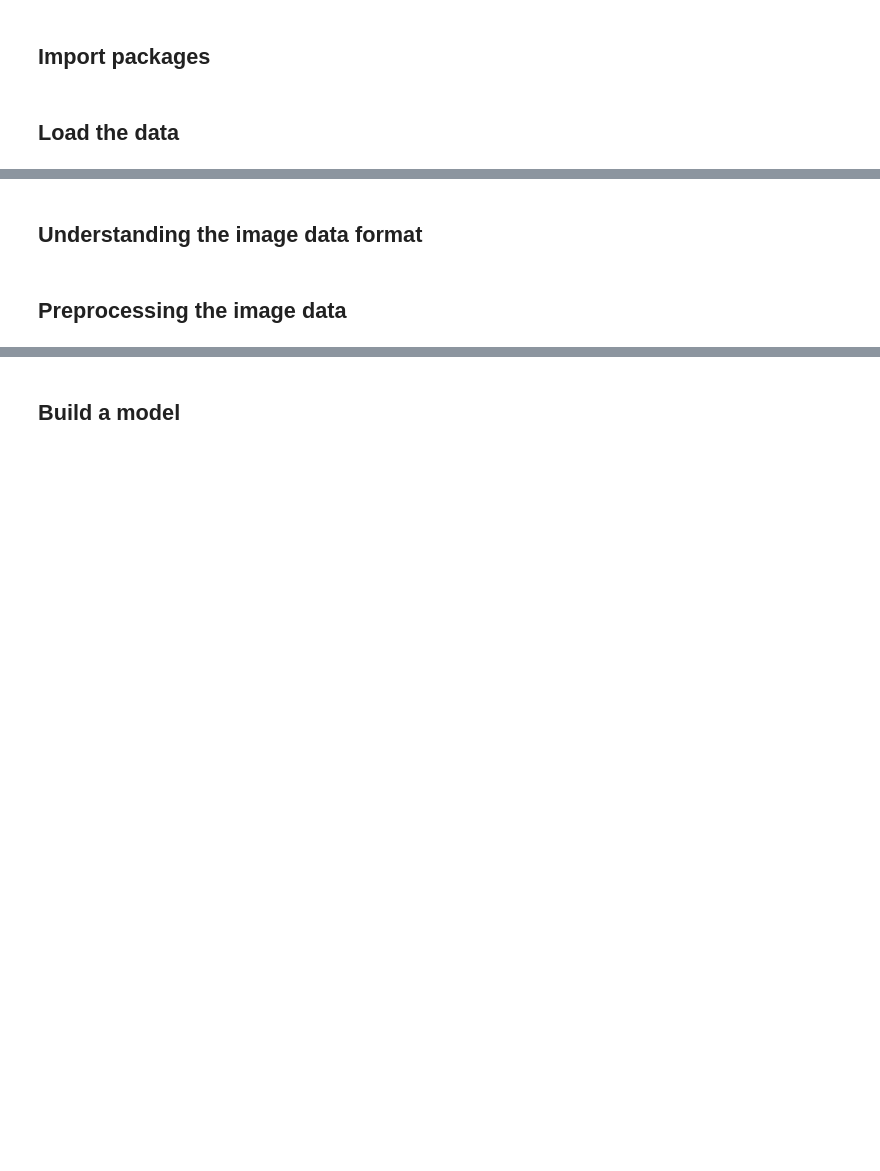
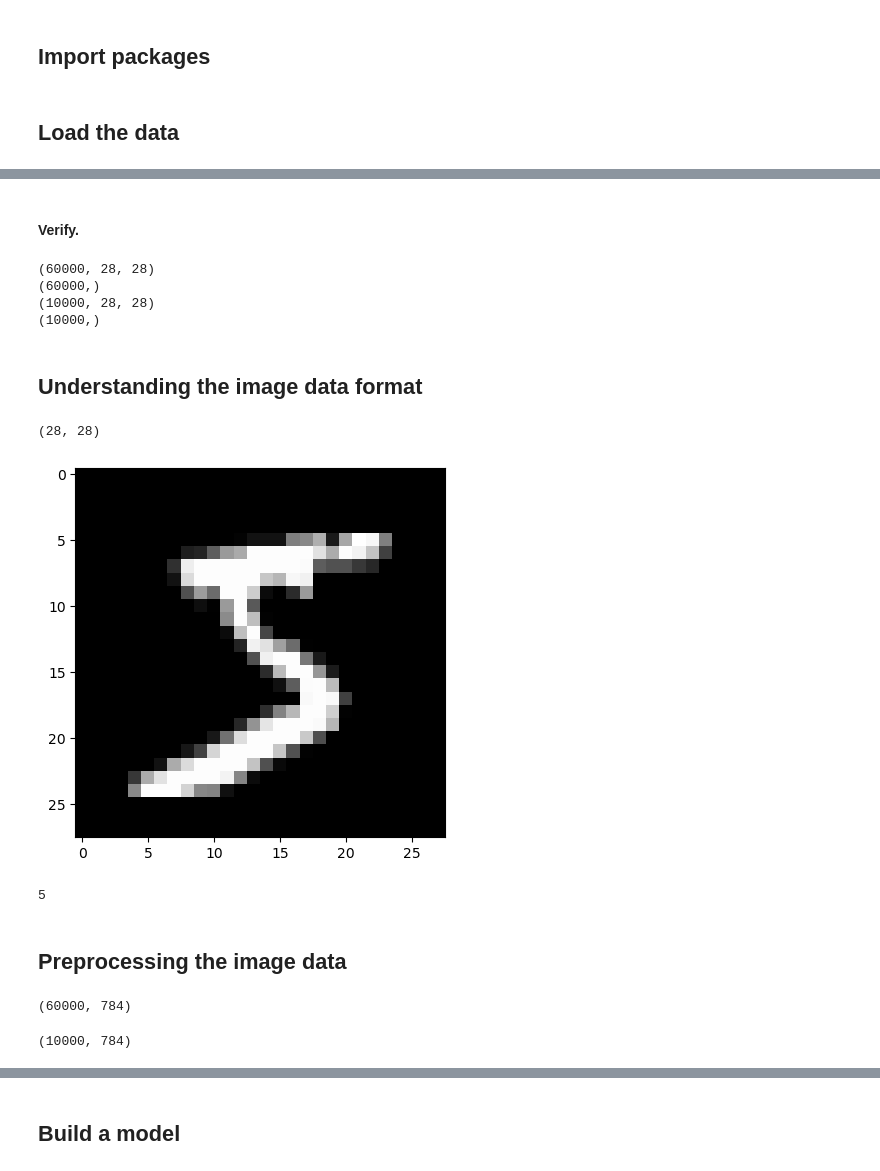
Before and after one commit to JulieCarpenter/Convolutional-Neural-Network, a Jupyter notebook: 03_03_Start_checkpoint.ipynb, the cells around one changed output, grey strips where cells are left out. Cells and saved outputs as stored; diff of their text form; code cells hidden in the pictures; blank space fills up the shorter version.

```diff
--- a/03_03_Start_checkpoint.ipynb
+++ b/03_03_Start_checkpoint.ipynb
@@ -20,4 +24,30 @@ import matplotlib.pyplot as plt
+# %%
+(X_train, y_train), (X_test, y_test) = mnist.load_data()
+# %% [markdown]
+#### Verify.
+# %%
+print(X_train.shape) # Expecting 60,000 records of size 28 x 28
+print(y_train.shape) # Expecting 60,000 records
+print(X_test.shape)  # Expecting 10,000 records of size 28 x 28
+print(y_test.shape)  # Expecting 10,000 records
+# %% [output]
+(60000, 28, 28)
+(60000,)
+(10000, 28, 28)
+(10000,)
 # %% [markdown]
 ## Understanding the image data format
+# %%
+X_train[0].shape  # Expecting 28 x 28 as above
+# %% [output]
+(28, 28)
+# %%
+plt.imshow(X_train[0], cmap="grey");
+# %% [output]
+[figure, added]
+# %%
+y_train[0] # Expecting 5
+# %% [output]
+5
 # %% [markdown]
 ## Preprocessing the image data
@@ -23,0 +56,10 @@ import matplotlib.pyplot as plt
+# %%
+X_train = X_train.reshape(60000, image_height*image_width) # Reformat from 28x28 to single layer (784 pixles(neurons))
+print(X_train.shape)
+# %% [output]
+(60000, 784)
+# %%
+X_test = X_test.reshape(10000, image_height*image_width)
+print(X_test.shape)
+# %% [output]
+(10000, 784)
```
Also changed, not shown: parts of 10 cells of this notebook, 1 other file.
